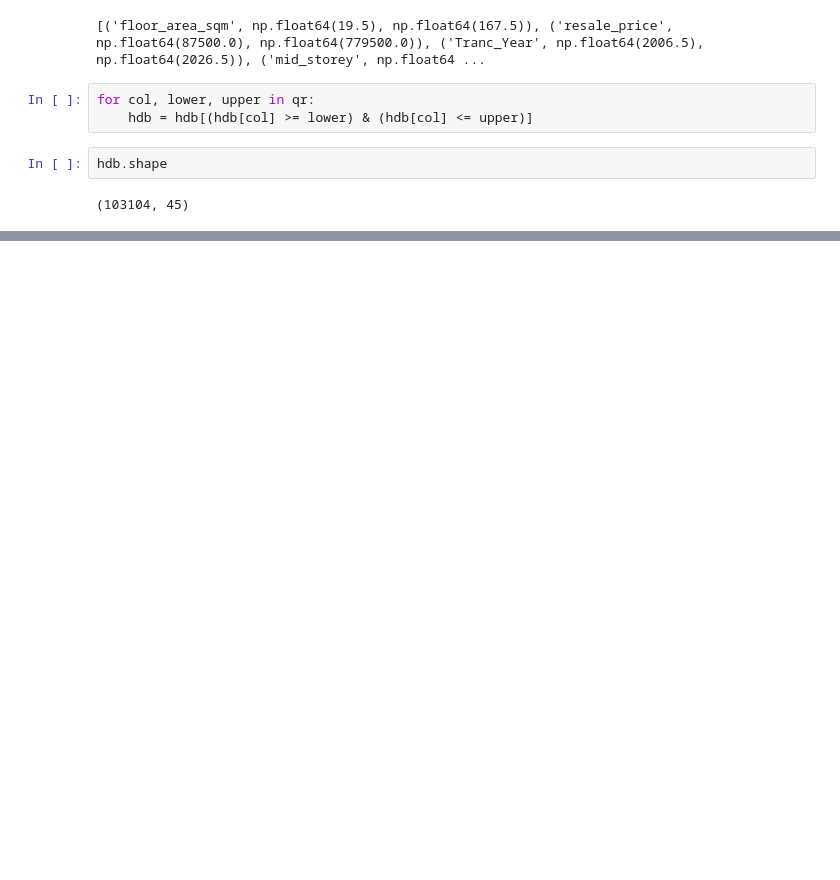
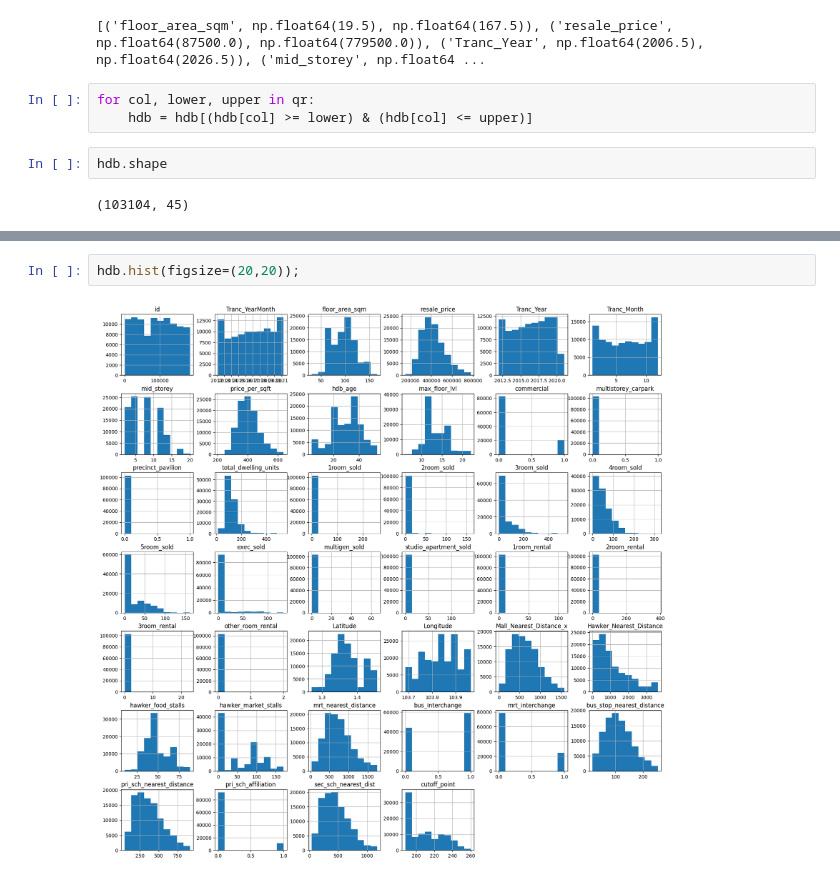
Before and after one commit to TheAnalystLeo/Groupdatasprint, a Jupyter notebook: datasprintgrp4.ipynb, the cells around one changed output, grey strips where cells are left out. Saved outputs shown, nothing was run; the diff lists cells and outputs as text; blank space fills up the shorter version.

```diff
--- a/datasprintgrp4.ipynb
+++ b/datasprintgrp4.ipynb
@@ -190,0 +191,4 @@ describe, histograms, scipy,
+# %%
+hdb.hist(figsize=(20,20));
+# %% [output]
+[figure, added]
```
Also changed, not shown: parts of 22 cells of this notebook.
